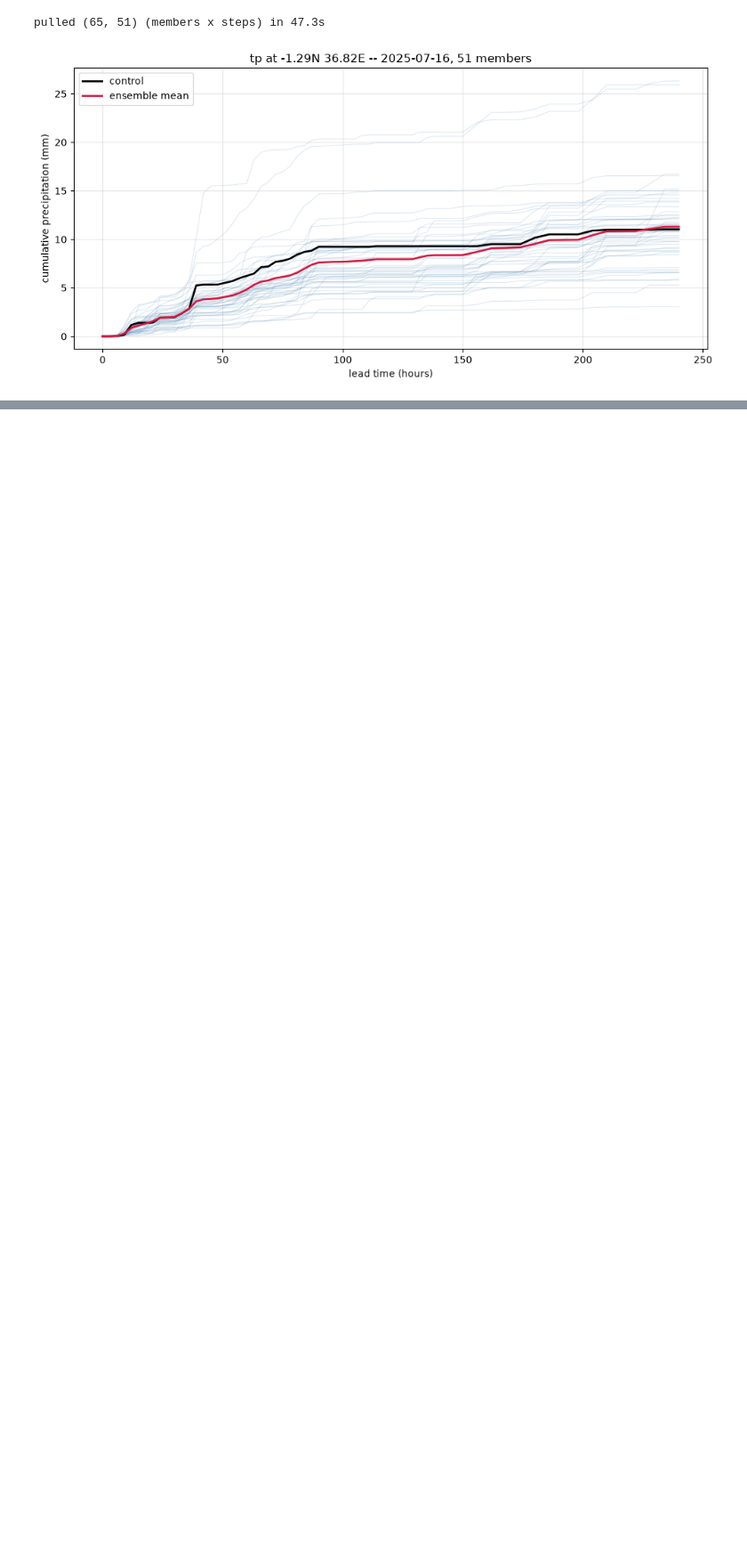
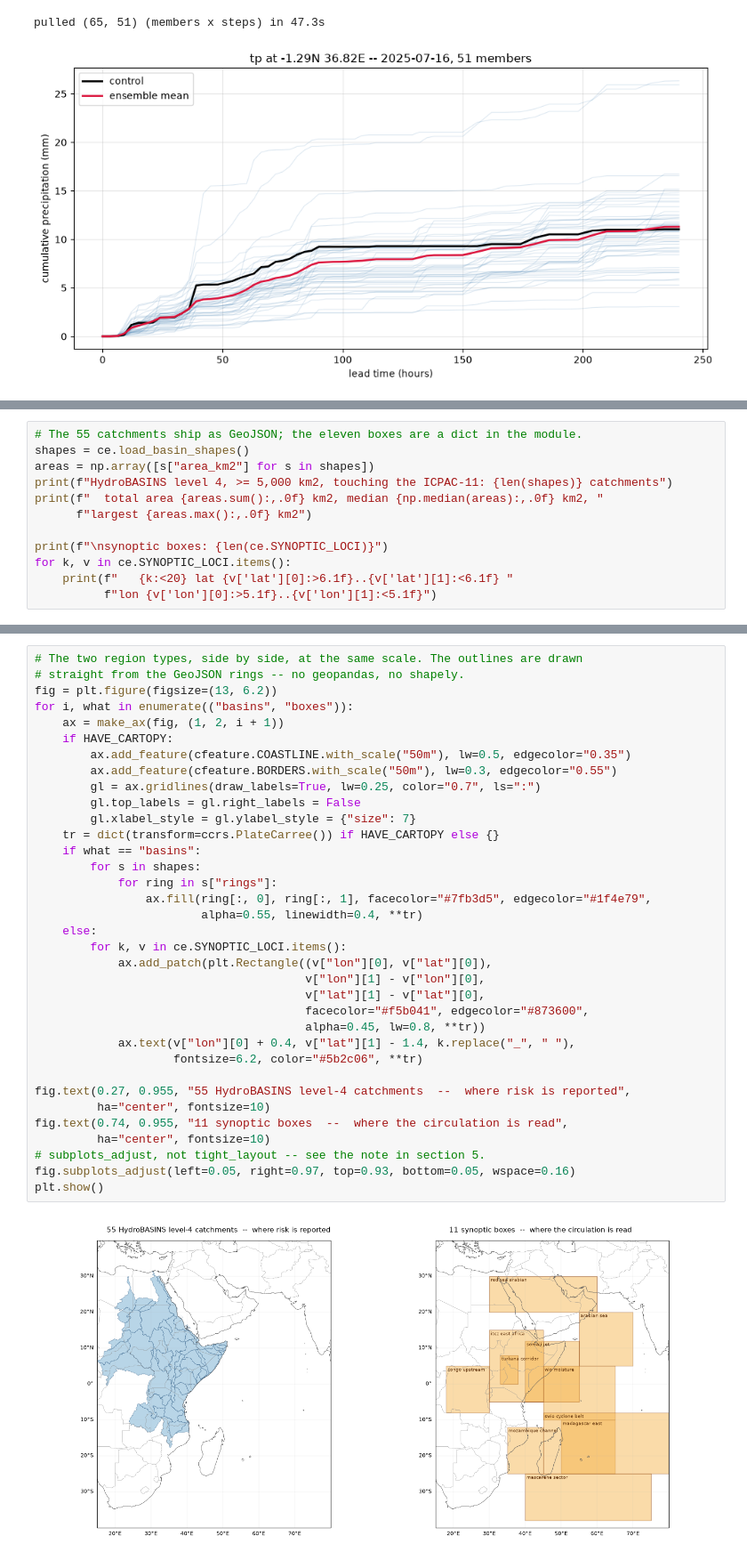
Before and after one commit to icpac-igad/code-for-earth, a Jupyter notebook: demo7-using-realized-icechunk-store-source-coop/USING_REALIZED_EA_SWIO_STORE.ipynb, the cells around one changed output, grey strips where cells are left out. Shown at 89% size. Cells and saved outputs as stored; diff of their text form; blank space fills up the shorter version.

```diff
--- a/demo7-using-realized-icechunk-store-source-coop/USING_REALIZED_EA_SWIO_STORE.ipynb
+++ b/demo7-using-realized-icechunk-store-source-coop/USING_REALIZED_EA_SWIO_STORE.ipynb
@@ -606,0 +732,12 @@ pulled (65, 51) (members x steps) in 47.3s
+# %%
+# The 55 catchments ship as GeoJSON; the eleven boxes are a dict in the module.
+shapes = ce.load_basin_shapes()
+areas = np.array([s["area_km2"] for s in shapes])
+print(f"HydroBASINS level 4, >= 5,000 km2, touching the ICPAC-11: {len(shapes)} catchments")
+print(f"  total area {areas.sum():,.0f} km2, median {np.median(areas):,.0f} km2, "
+      f"largest {areas.max():,.0f} km2")
+
+print(f"\nsynoptic boxes: {len(ce.SYNOPTIC_LOCI)}")
+for k, v in ce.SYNOPTIC_LOCI.items():
+    print(f"   {k:<20} lat {v['lat'][0]:>6.1f}..{v['lat'][1]:<6.1f} "
+          f"lon {v['lon'][0]:>5.1f}..{v['lon'][1]:<5.1f}")
@@ -606,0 +810,37 @@ pulled (65, 51) (members x steps) in 47.3s
+# %%
+# The two region types, side by side, at the same scale. The outlines are drawn
+# straight from the GeoJSON rings -- no geopandas, no shapely.
+fig = plt.figure(figsize=(13, 6.2))
+for i, what in enumerate(("basins", "boxes")):
+    ax = make_ax(fig, (1, 2, i + 1))
+    if HAVE_CARTOPY:
+        ax.add_feature(cfeature.COASTLINE.with_scale("50m"), lw=0.5, edgecolor="0.35")
+        ax.add_feature(cfeature.BORDERS.with_scale("50m"), lw=0.3, edgecolor="0.55")
+        gl = ax.gridlines(draw_labels=True, lw=0.25, color="0.7", ls=":")
+        gl.top_labels = gl.right_labels = False
+        gl.xlabel_style = gl.ylabel_style = {"size": 7}
+    tr = dict(transform=ccrs.PlateCarree()) if HAVE_CARTOPY else {}
+    if what == "basins":
+        for s in shapes:
+            for ring in s["rings"]:
+                ax.fill(ring[:, 0], ring[:, 1], facecolor="#7fb3d5", edgecolor="#1f4e79",
+                        alpha=0.55, linewidth=0.4, **tr)
+    else:
+        for k, v in ce.SYNOPTIC_LOCI.items():
+            ax.add_patch(plt.Rectangle((v["lon"][0], v["lat"][0]),
+                                       v["lon"][1] - v["lon"][0],
+                                       v["lat"][1] - v["lat"][0],
+                                       facecolor="#f5b041", edgecolor="#873600",
+                                       alpha=0.45, lw=0.8, **tr))
+            ax.text(v["lon"][0] + 0.4, v["lat"][1] - 1.4, k.replace("_", " "),
+                    fontsize=6.2, color="#5b2c06", **tr)
+
+fig.text(0.27, 0.955, "55 HydroBASINS level-4 catchments  --  where risk is reported",
+         ha="center", fontsize=10)
+fig.text(0.74, 0.955, "11 synoptic boxes  --  where the circulation is read",
+         ha="center", fontsize=10)
+# subplots_adjust, not tight_layout -- see the note in section 5.
+fig.subplots_adjust(left=0.05, right=0.97, top=0.93, bottom=0.05, wspace=0.16)
+plt.show()
+# %% [output]
+[figure, added]
```
Also changed, not shown: parts of 21 cells of this notebook.
